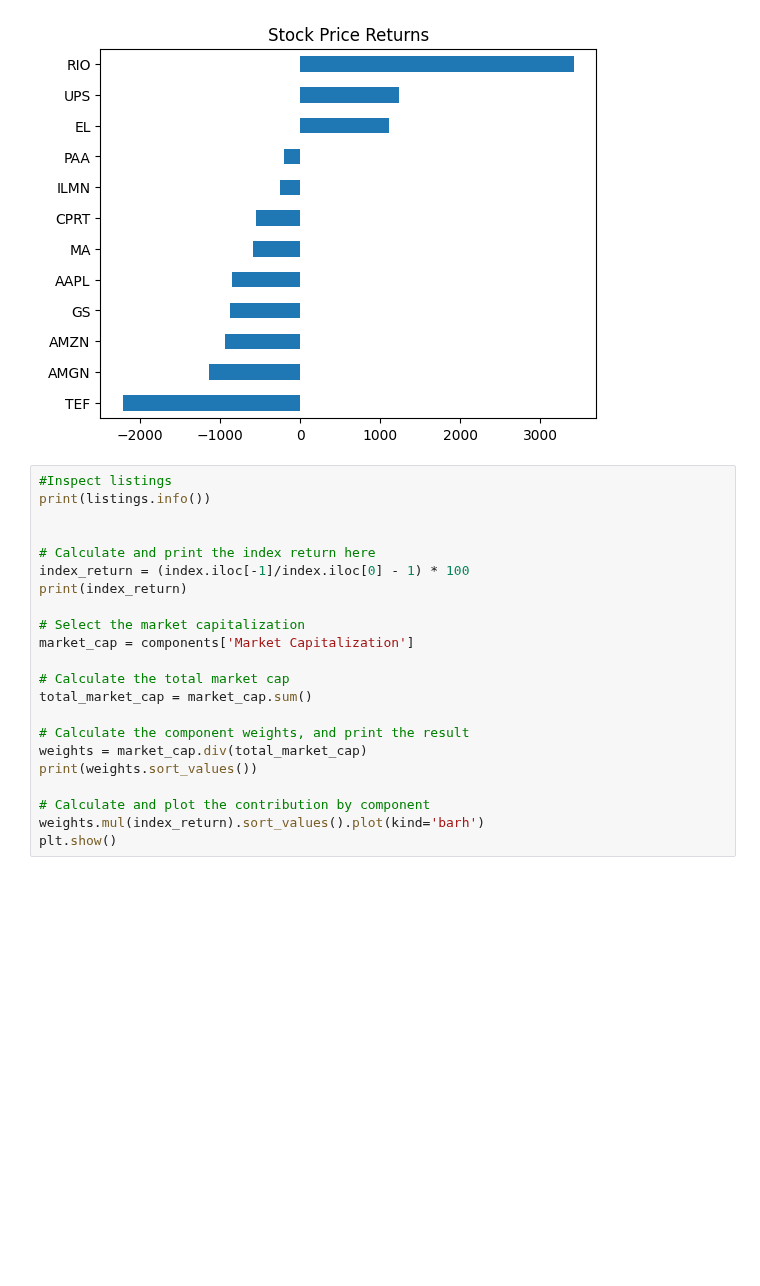
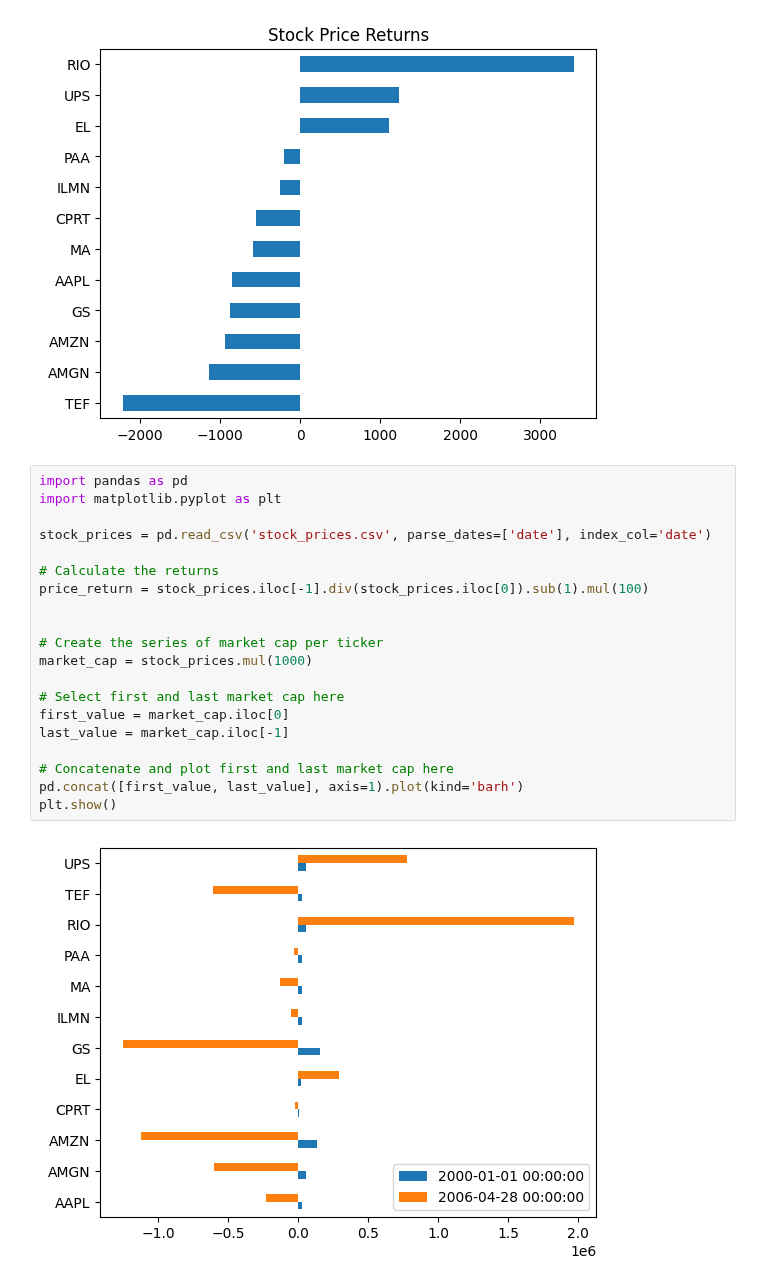
Before and after one commit to KeenGWatanabe/python, a Jupyter notebook: DateTime3.ipynb, the cells around one changed output. Saved outputs shown, nothing was run; the diff lists cells and outputs as text; blank space fills up the shorter version.

```diff
--- a/DateTime3.ipynb
+++ b/DateTime3.ipynb
@@ -397,25 +337,25 @@ price_return.sort_values().plot(kind='barh', title='Stock Price Returns')
 plt.show()
 # %% [output]
 [figure]
-# %%
-#Inspect listings
-print(listings.info())
-
-
-# Calculate and print the index return here
-index_return = (index.iloc[-1]/index.iloc[0] - 1) * 100
-print(index_return)
-
-# Select the market capitalization
-market_cap = components['Market Capitalization']
-
-# Calculate the total market cap
-total_market_cap = market_cap.sum()
-
-# Calculate the component weights, and print the result
-weights = market_cap.div(total_market_cap)
-print(weights.sort_values())
-
-# Calculate and plot the contribution by component
-weights.mul(index_return).sort_values().plot(kind='barh')
-plt.show()
+# %%
+import pandas as pd
+import matplotlib.pyplot as plt
+
+stock_prices = pd.read_csv('stock_prices.csv', parse_dates=['date'], index_col='date')
+
+# Calculate the returns
+price_return = stock_prices.iloc[-1].div(stock_prices.iloc[0]).sub(1).mul(100)
+
+
+# Create the series of market cap per ticker
+market_cap = stock_prices.mul(1000)
+
+# Select first and last market cap here
+first_value = market_cap.iloc[0]
+last_value = market_cap.iloc[-1]
+
+# Concatenate and plot first and last market cap here
+pd.concat([first_value, last_value], axis=1).plot(kind='barh')
+plt.show()
+# %% [output]
+[figure, added]
```
Also changed, not shown: parts of 2 cells of this notebook.
